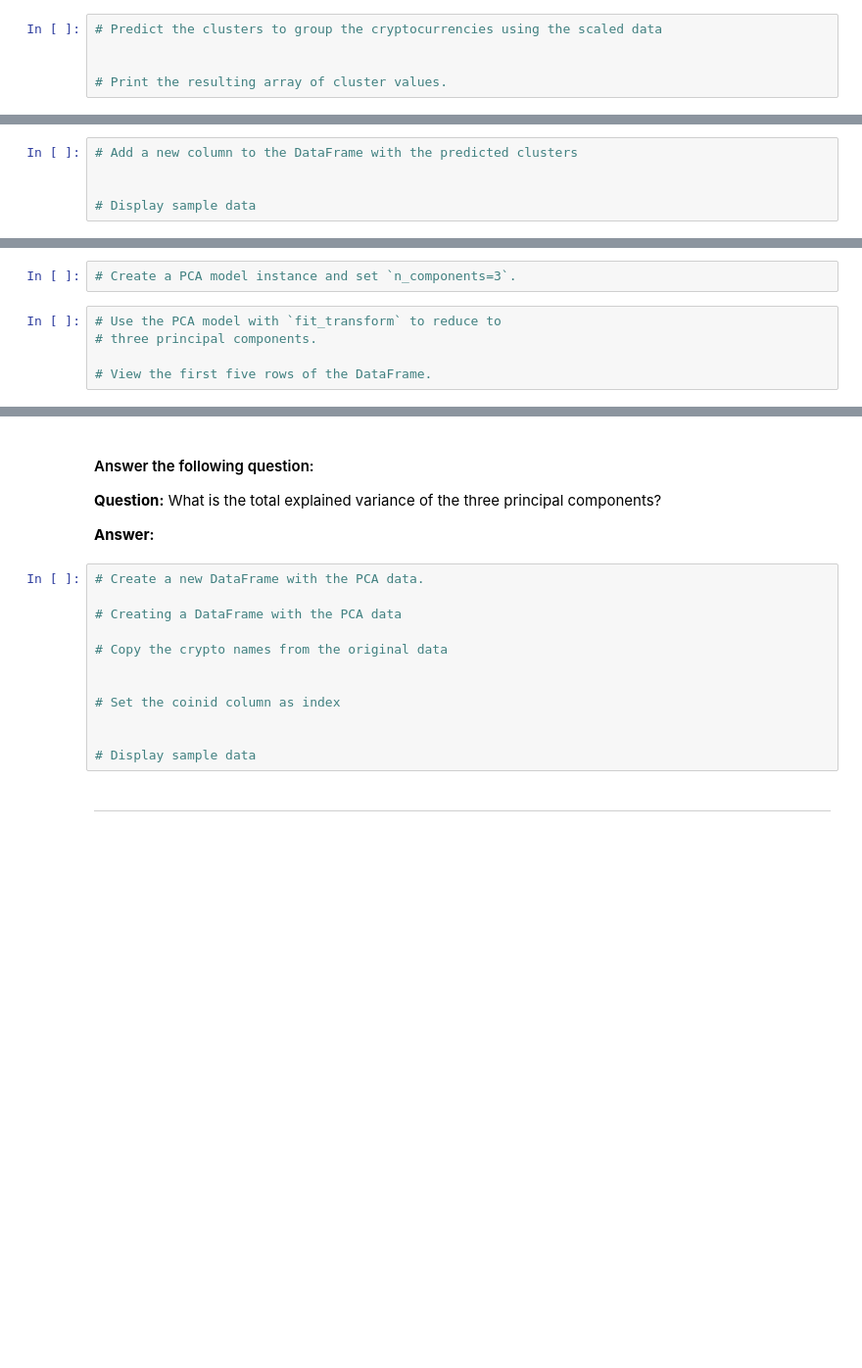
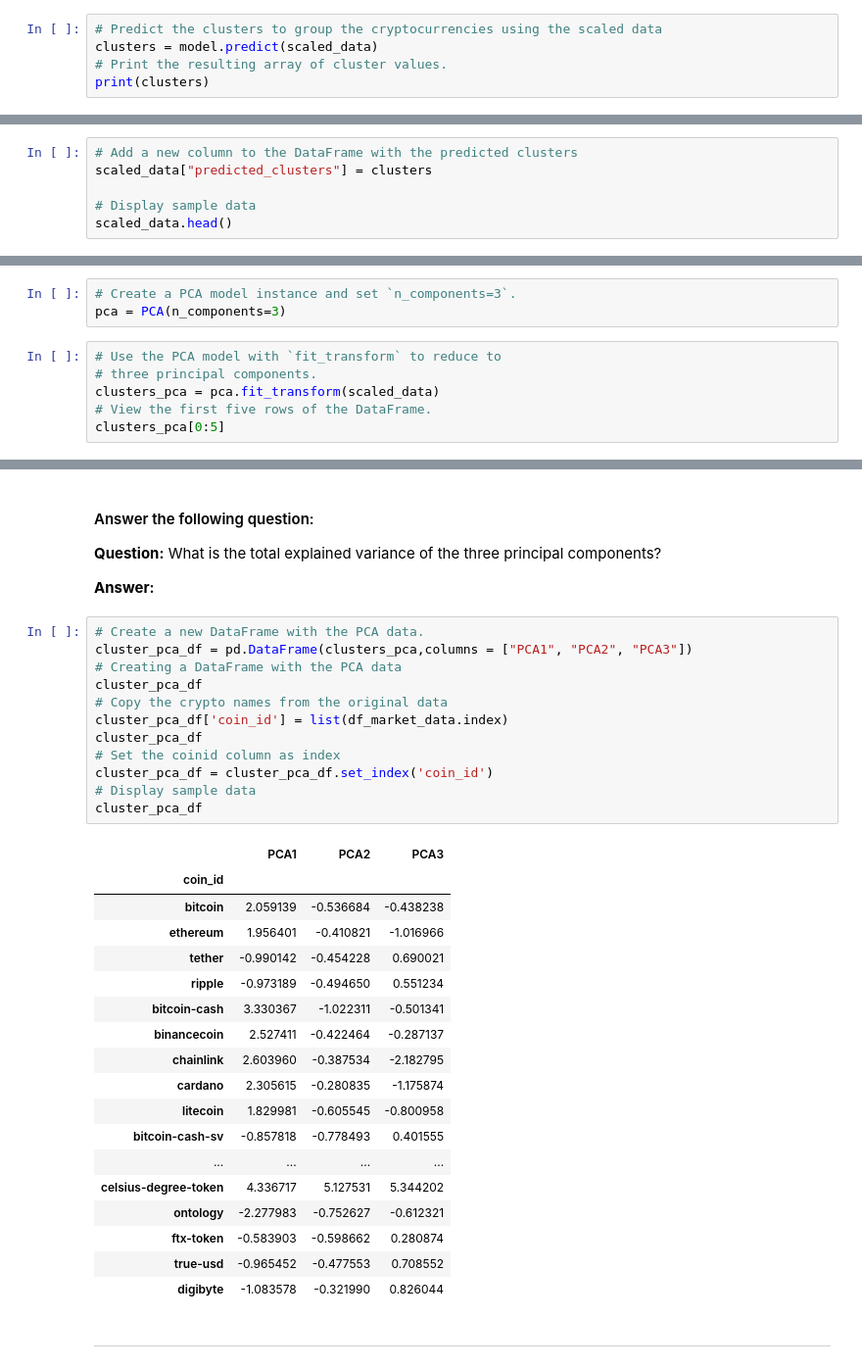
Before and after one commit to gusibis/CryptoClustering, a Jupyter notebook: Starter_Code/Crypto_Clustering.ipynb, the cells around one changed output, grey strips where cells are left out. Shown: that part at 98% size. Cells and saved outputs as stored; diff of their text form; blank space fills up the shorter version.

```diff
--- a/Starter_Code/Crypto_Clustering.ipynb
+++ b/Starter_Code/Crypto_Clustering.ipynb
@@ -139,5 +139,5 @@ for i in k:
 # %%
 # Predict the clusters to group the cryptocurrencies using the scaled data
-
-
+clusters = model.predict(scaled_data)
 # Print the resulting array of cluster values.
+print(clusters)
@@ -146,5 +150,6 @@ for i in k:
 # %%
 # Add a new column to the DataFrame with the predicted clusters
-
+scaled_data["predicted_clusters"] = clusters
 
 # Display sample data
+scaled_data.head()
@@ -160,8 +189,10 @@ for i in k:
 ### Optimize Clusters with Principal Component Analysis.
 # %%
 # Create a PCA model instance and set `n_components=3`.
+pca = PCA(n_components=3)
 # %%
 # Use the PCA model with `fit_transform` to reduce to
 # three principal components.
-
+clusters_pca = pca.fit_transform(scaled_data)
 # View the first five rows of the DataFrame.
+clusters_pca[0:5]
@@ -176,16 +223,35 @@ for i in k:
 **Answer:**
 # %%
 # Create a new DataFrame with the PCA data.
-
+cluster_pca_df = pd.DataFrame(clusters_pca,columns = ["PCA1", "PCA2", "PCA3"])
 # Creating a DataFrame with the PCA data
-
+cluster_pca_df
 # Copy the crypto names from the original data
-
-
+cluster_pca_df['coin_id'] = list(df_market_data.index)
+cluster_pca_df
 # Set the coinid column as index
-
-
+cluster_pca_df = cluster_pca_df.set_index('coin_id')
 # Display sample data
+cluster_pca_df
+# %% [output]
+|  | PCA1 | PCA2 | PCA3 |
+| coin_id |  |  |  |
+| bitcoin | 2.059139 | -0.536684 | -0.438238 |
+| ethereum | 1.956401 | -0.410821 | -1.016966 |
+| tether | -0.990142 | -0.454228 | 0.690021 |
+| ripple | -0.973189 | -0.494650 | 0.551234 |
+| bitcoin-cash | 3.330367 | -1.022311 | -0.501341 |
+| binancecoin | 2.527411 | -0.422464 | -0.287137 |
+| chainlink | 2.603960 | -0.387534 | -2.182795 |
+| cardano | 2.305615 | -0.280835 | -1.175874 |
+| litecoin | 1.829981 | -0.605545 | -0.800958 |
+| bitcoin-cash-sv | -0.857818 | -0.778493 | 0.401555 |
+| ... | ... | ... | ... |
+| celsius-degree-token | 4.336717 | 5.127531 | 5.344202 |
+| ontology | -2.277983 | -0.752627 | -0.612321 |
+| ftx-token | -0.583903 | -0.598662 | 0.280874 |
+| true-usd | -0.965452 | -0.477553 | 0.708552 |
+| digibyte | -1.083578 | -0.321990 | 0.826044 |
 # %% [markdown]
 ---
 # %% [markdown]
```
Also changed, not shown: parts of 28 cells of this notebook.
